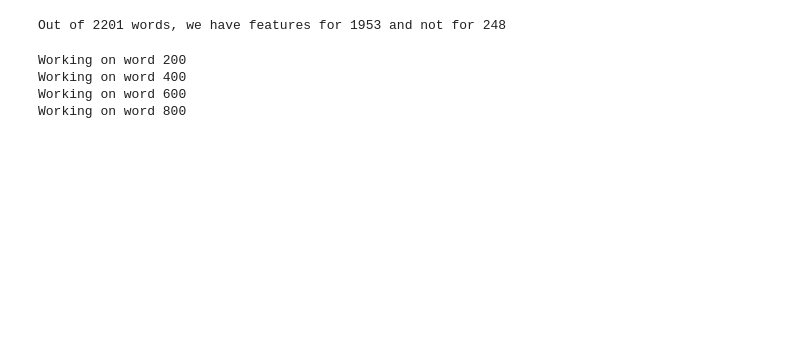
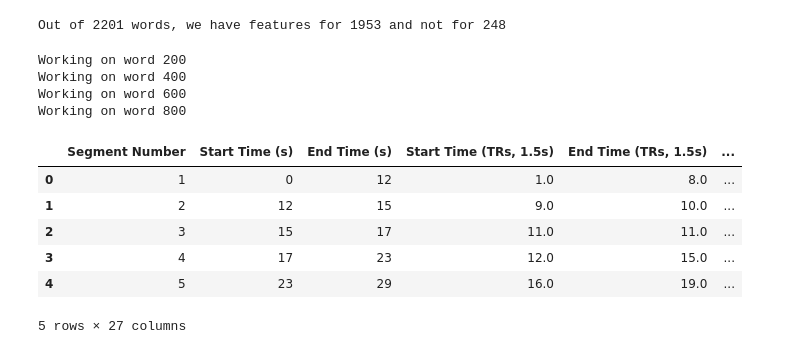
Before and after one commit to vassiki/mind_2018, a Jupyter notebook: projects/notebooks/annotation_nlp.ipynb, the cells around one changed output. Drawn from its saved outputs; the diff is of its cells as text; code cells hidden in the pictures; blank space fills up the shorter version.

Commit message:
restored cells and added diffs

```diff
--- a/projects/notebooks/annotation_nlp.ipynb
+++ b/projects/notebooks/annotation_nlp.ipynb
@@ -198,14 +219,32 @@ and not for {2}".format(len(unique_words),
                         here_counter,not_here_counter)
 # %% [output]
 Out of 2201 words, we have features for 1953 and not for 248
-# %%
-# create a copy of the dataframe
-df = ann_df.copy()
-
-df.Words = ""
-
-for idx in df.shape[0]:
-    row_words = df['Scene Details - A Level '][idx]
+# %%
+# create a copy of the dataframe
+# get the column with words from sherlock
+
+df = ann_df.copy()
+# remove non ascii chars
+
+# first clean up words in the rows
+df["Words"] = ""
+#for idx,row in enumerate(df['Scene Details - A Level ']):
+for idx in range(df.shape[0]):
+    row = df['Scene Details - A Level '][idx]
+    if pd.isna(row):
+        iter_row = str(row)
+    else:
+        iter_row = row.encode('ascii','ignore')
+    #df.at[idx,"Words"] = [a.encode('ascii','ignore')
+    #                      for a in iter_row.split(" ")]
+    asciify = [a.encode('ascii','ignore')
+                          for a in iter_row.split(" ")]
+
+    # create tokenizer
+    tokenizer = RegexpTokenizer(r'\w+')
+    tokens_list = [tokenizer.tokenize(a_string) for a_string in asciify]
+    tokens = [t for tok in tokens_list for t in tok]
+    df.at[idx,"Words"] = tokens
 # %%
 # now that we have features for the unique words, we can go through a lookup
 # table created by these words an their features in the annotation data frame
@@ -229,8 +269,26 @@ Working on word 200
 Working on word 400
 Working on word 600
 Working on word 800
+# %%
+# now we create a new column that simply averages the word vectors
+# for each TR
+
+df["Average Vector"] = [np.mean(row,axis=0) for row in df["Word Vectors"]]
+df["Semantic Point"] = [np.mean(row) for row in df["Word Vectors"]]
+
+df["Surprise Diff"] = df["Semantic Point"].diff()
 # %%
 # more ideas: feature vectors for only dialog in a given segment,
 #             compare with feature vectors all description in each segment
 # %%
 # add them up
+# %%
+df.head()
+# %% [output]
+|  | Segment Number | Start Time (s) | End Time (s) | Start Time (TRs, 1.5s) | End Time (TRs, 1.5s) | ... |
+| 0 | 1 | 0 | 12 | 1.0 | 8.0 | ... |
+| 1 | 2 | 12 | 15 | 9.0 | 10.0 | ... |
+| 2 | 3 | 15 | 17 | 11.0 | 11.0 | ... |
+| 3 | 4 | 17 | 23 | 12.0 | 15.0 | ... |
+| 4 | 5 | 23 | 29 | 16.0 | 19.0 | ... |
+5 rows × 27 columns
```
Also changed, not shown: parts of 2 cells of this notebook.
